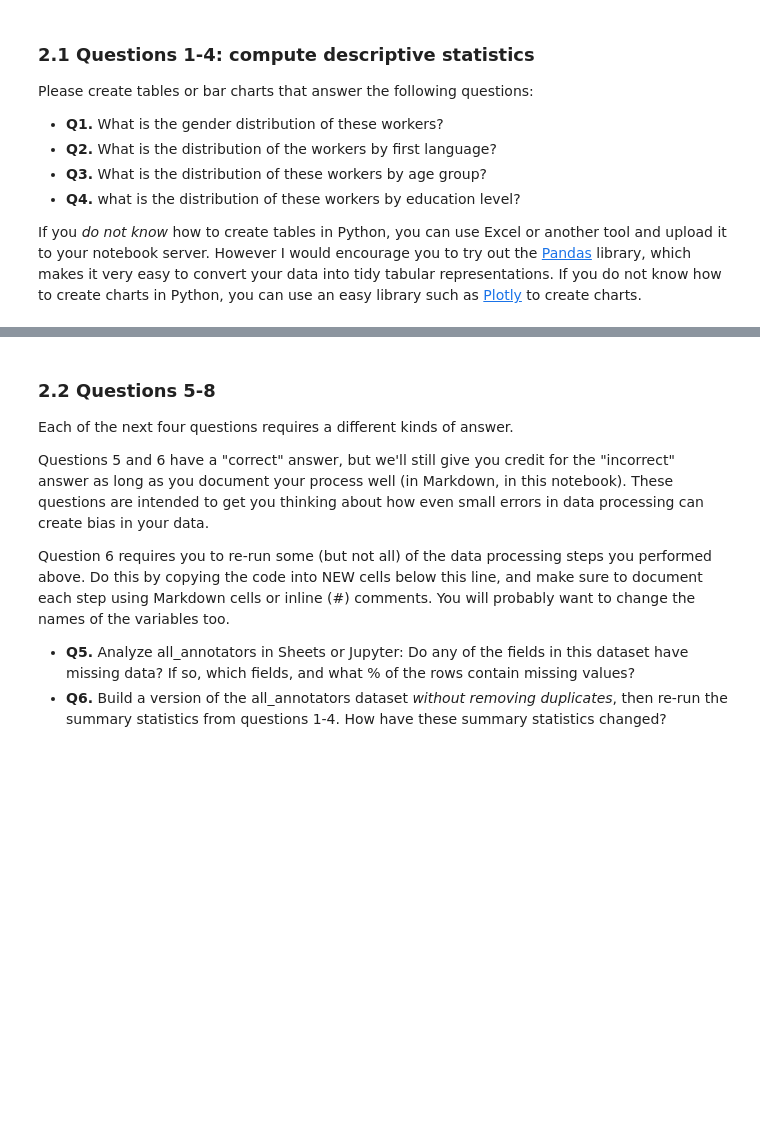
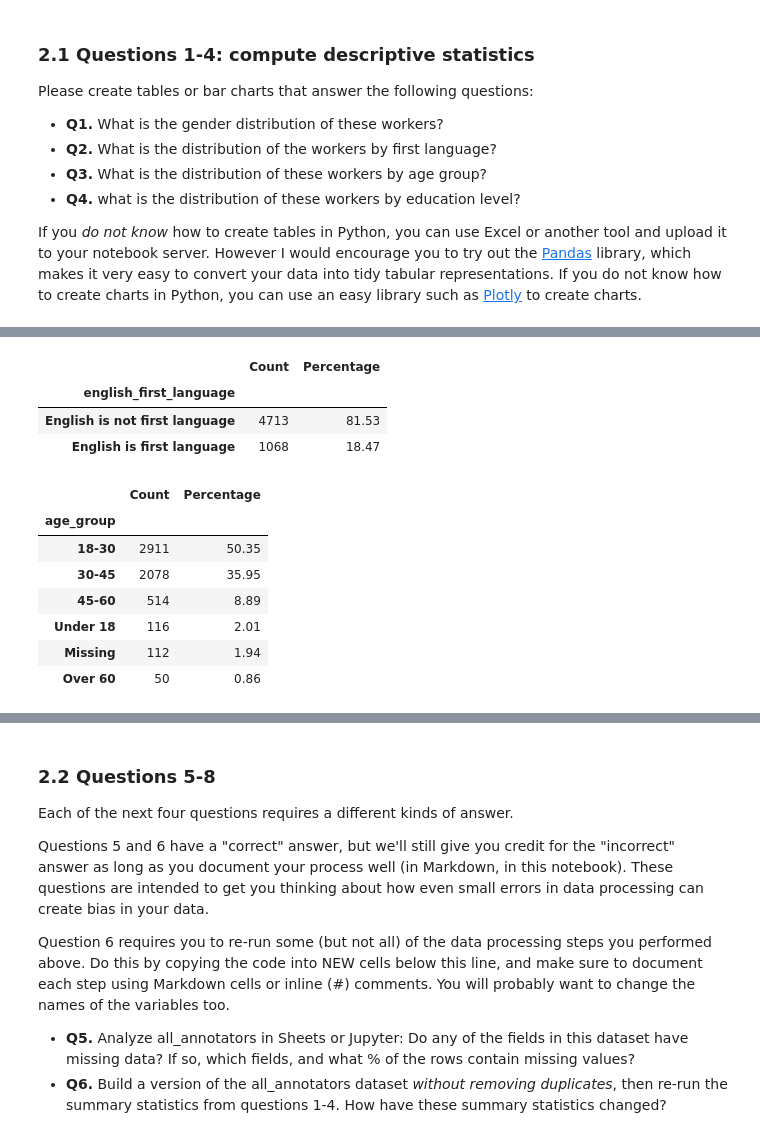
Before and after one commit to shayokita/hcde-410, a Jupyter notebook: A2/hcde410-a2.ipynb, the cells around one changed output, grey strips where cells are left out. Saved outputs shown, nothing was run; the diff lists cells and outputs as text; code cells hidden in the pictures; blank space fills up the shorter version.

```diff
--- a/A2/hcde410-a2.ipynb
+++ b/A2/hcde410-a2.ipynb
@@ -393,0 +459,41 @@ Use both Markdown and code-formatted cells.
+# %%
+##Q2
+language = df["english_first_language"].fillna("").astype(str).str.strip()
+
+language = language.map({
+    "1": "English is first language",
+    "0": "English is not first language"
+}).fillna("Missing")
+
+language_counts = language.value_counts()
+
+language_table = pd.DataFrame({
+    "Count": language_counts,
+    "Percentage": (language_counts / len(df) * 100).round(2)
+})
+
+language_table
+# %% [output]
+|  | Count | Percentage |
+| english_first_language |  |  |
+| English is not first language | 4713 | 81.53 |
+| English is first language | 1068 | 18.47 |
+# %%
+##Q3
+age_counts = df["age_group"].fillna("Missing").replace("", "Missing").value_counts()
+
+age_table = pd.DataFrame({
+    "Count": age_counts,
+    "Percentage": (age_counts / len(df) * 100).round(2)
+})
+
+age_table
+# %% [output]
+|  | Count | Percentage |
+| age_group |  |  |
+| 18-30 | 2911 | 50.35 |
+| 30-45 | 2078 | 35.95 |
+| 45-60 | 514 | 8.89 |
+| Under 18 | 116 | 2.01 |
+| Missing | 112 | 1.94 |
+| Over 60 | 50 | 0.86 |
```
Also changed, not shown: parts of 9 cells of this notebook.
